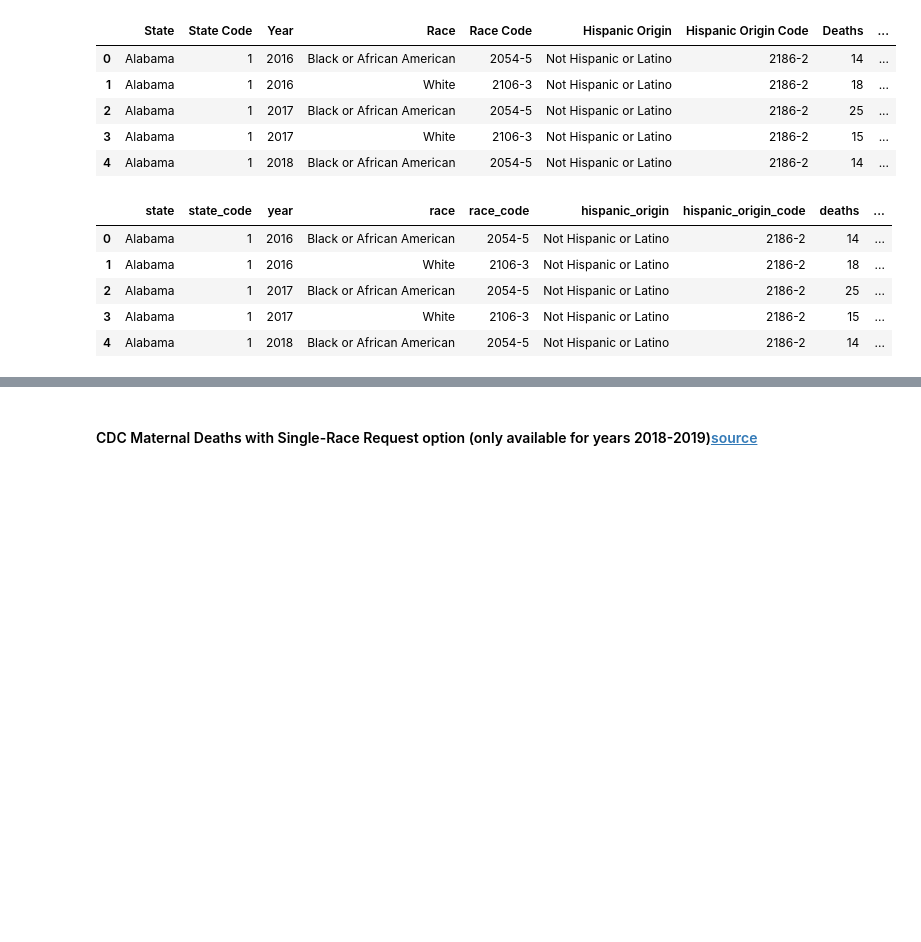
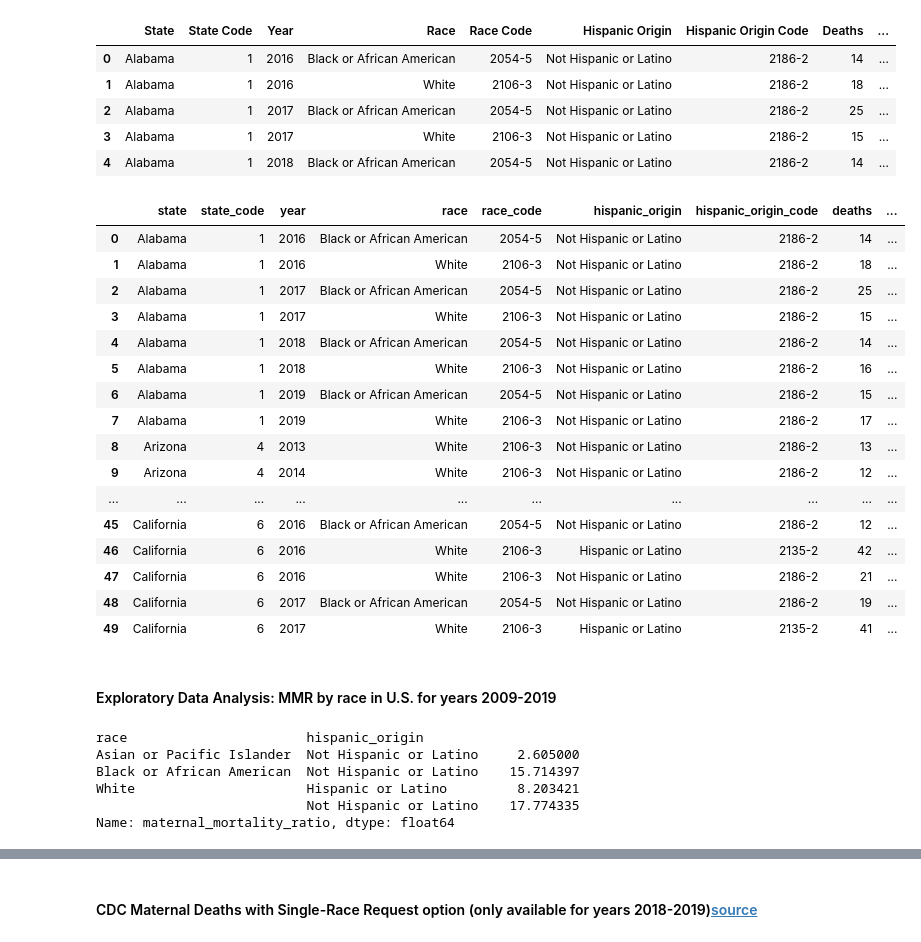
Before and after one commit to LeeProut/US-Maternal-Mortality, a Jupyter notebook: CDC_MMR_Race_P3.ipynb, the cells around one changed output, grey strips where cells are left out. Cells and saved outputs as stored; diff of their text form; code cells hidden in the pictures; blank space fills up the shorter version.

```diff
--- a/CDC_MMR_Race_P3.ipynb
+++ b/CDC_MMR_Race_P3.ipynb
@@ -25,0 +40,4 @@ deaths_df.head()
+# %%
+# change "Population" column to "Population by Race"
+deaths_df = deaths_df.rename(columns={"Population": "Population by Race"})
+deaths_df.head()
@@ -89,21 +109,43 @@ CDC_MMR_final_df.head()
 # %%
 #rename columns for database use
 CDC_MMR_by_race_df = CDC_MMR_final_df.rename(columns={"State": "state",
                                                     "State Code": "state_code",
                                                     "Year": "year",
                                                     "Race": "race",
                                                     "Race Code": "race_code",
                                                     "Hispanic Origin": "hispanic_origin",
                                                     "Hispanic Origin Code": "hispanic_origin_code",
                                                     "Deaths": "deaths",
                                                     "Births": "births",
                                                     "Maternal Mortality Ratio": "maternal_mortality_ratio",
                                                     "Population": "population"})
-CDC_MMR_by_race_df.head()
+CDC_MMR_by_race_df.head(50)
 # %% [output]
 |  | state | state_code | year | race | race_code | hispanic_origin | hispanic_origin_code | deaths | ... |
 | 0 | Alabama | 1 | 2016 | Black or African American | 2054-5 | Not Hispanic or Latino | 2186-2 | 14 | ... |
 | 1 | Alabama | 1 | 2016 | White | 2106-3 | Not Hispanic or Latino | 2186-2 | 18 | ... |
 | 2 | Alabama | 1 | 2017 | Black or African American | 2054-5 | Not Hispanic or Latino | 2186-2 | 25 | ... |
 | 3 | Alabama | 1 | 2017 | White | 2106-3 | Not Hispanic or Latino | 2186-2 | 15 | ... |
 | 4 | Alabama | 1 | 2018 | Black or African American | 2054-5 | Not Hispanic or Latino | 2186-2 | 14 | ... |
+| 5 | Alabama | 1 | 2018 | White | 2106-3 | Not Hispanic or Latino | 2186-2 | 16 | ... |
+| 6 | Alabama | 1 | 2019 | Black or African American | 2054-5 | Not Hispanic or Latino | 2186-2 | 15 | ... |
+| 7 | Alabama | 1 | 2019 | White | 2106-3 | Not Hispanic or Latino | 2186-2 | 17 | ... |
+| 8 | Arizona | 4 | 2013 | White | 2106-3 | Not Hispanic or Latino | 2186-2 | 13 | ... |
+| 9 | Arizona | 4 | 2014 | White | 2106-3 | Not Hispanic or Latino | 2186-2 | 12 | ... |
+| ... | ... | ... | ... | ... | ... | ... | ... | ... | ... |
+| 45 | California | 6 | 2016 | Black or African American | 2054-5 | Not Hispanic or Latino | 2186-2 | 12 | ... |
+| 46 | California | 6 | 2016 | White | 2106-3 | Hispanic or Latino | 2135-2 | 42 | ... |
+| 47 | California | 6 | 2016 | White | 2106-3 | Not Hispanic or Latino | 2186-2 | 21 | ... |
+| 48 | California | 6 | 2017 | Black or African American | 2054-5 | Not Hispanic or Latino | 2186-2 | 19 | ... |
+| 49 | California | 6 | 2017 | White | 2106-3 | Hispanic or Latino | 2135-2 | 41 | ... |
+# %% [markdown]
+#### Exploratory Data Analysis: MMR by race in U.S. for years 2009-2019
+# %%
+CDC_MMR_by_race_df.groupby(["race", "hispanic_origin"])["maternal_mortality_ratio"].mean()
+# %% [output]
+race                       hispanic_origin
+Asian or Pacific Islander  Not Hispanic or Latino     2.605000
+Black or African American  Not Hispanic or Latino    15.714397
+White                      Hispanic or Latino         8.203421
+                           Not Hispanic or Latino    17.774335
+Name: maternal_mortality_ratio, dtype: float64
```
Also changed, not shown: parts of 16 cells of this notebook.
